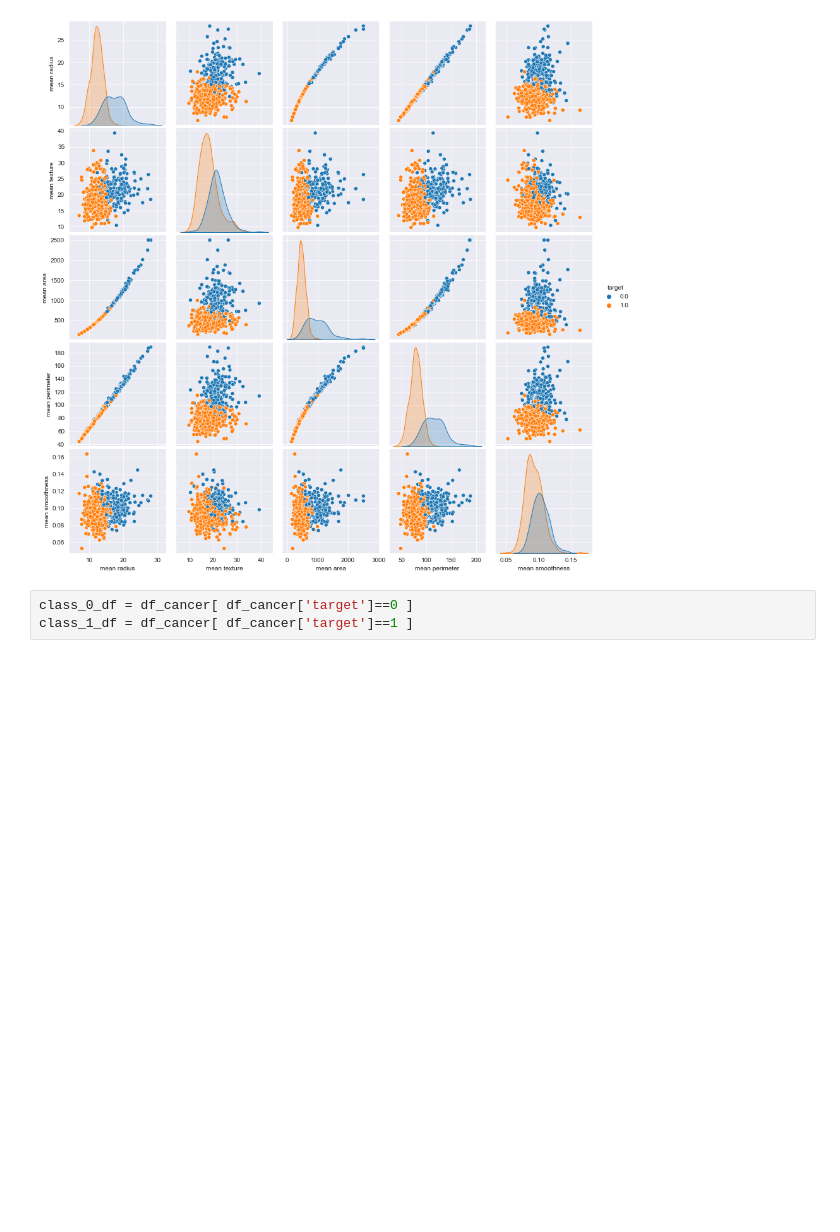
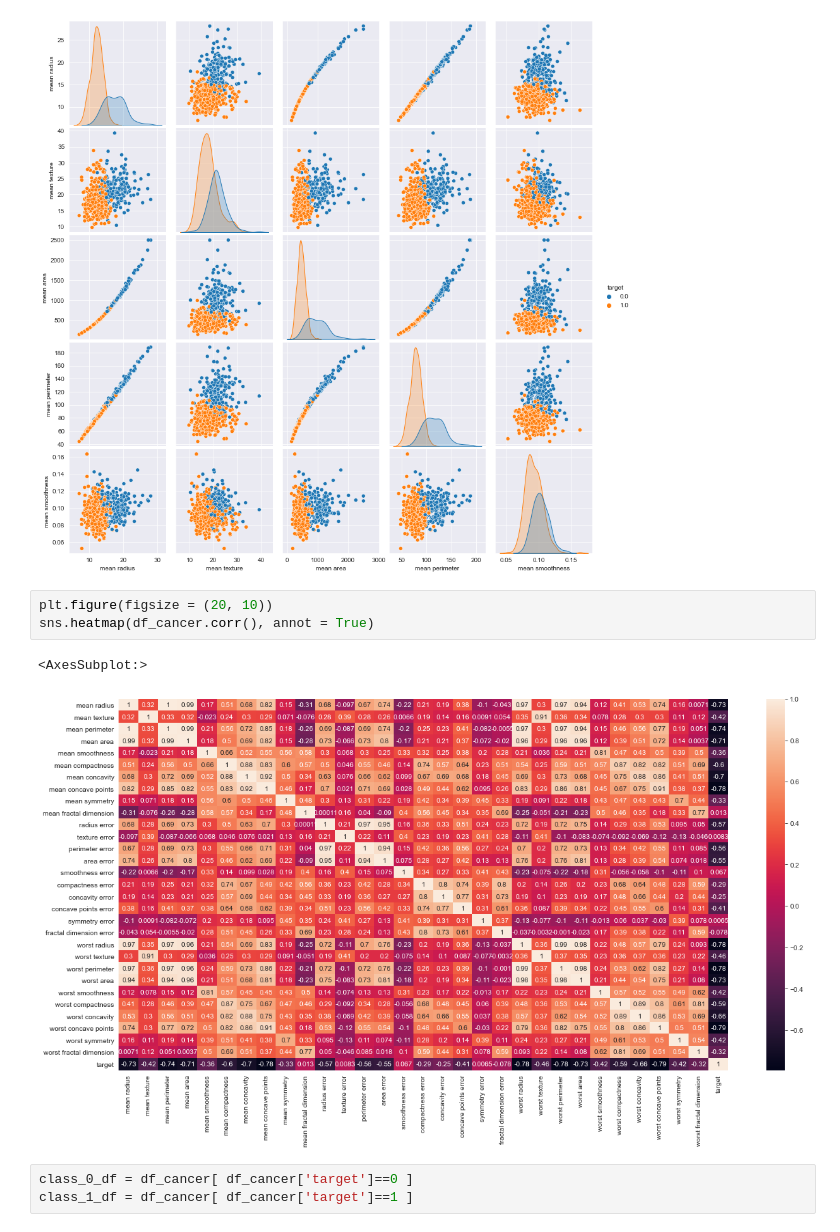
Before and after one commit to mareksturek/programming-basics, a Jupyter notebook: python_examples.ipynb, the cells around one changed output. Cells and saved outputs as stored; diff of their text form; blank space fills up the shorter version.

```diff
--- a/python_examples.ipynb
+++ b/python_examples.ipynb
@@ -246,6 +246,12 @@ sns.pairplot(df_cancer, hue = 'target', vars = ['mean radius', 'mean texture', '
 # %% [output]
 <seaborn.axisgrid.PairGrid at 0x...>
 [figure]
+# %%
+plt.figure(figsize = (20, 10))
+sns.heatmap(df_cancer.corr(), annot = True)
+# %% [output]
+<AxesSubplot:>
+[figure, added]
 # %%
 class_0_df = df_cancer[ df_cancer['target']==0 ]
 class_1_df = df_cancer[ df_cancer['target']==1 ]
```
